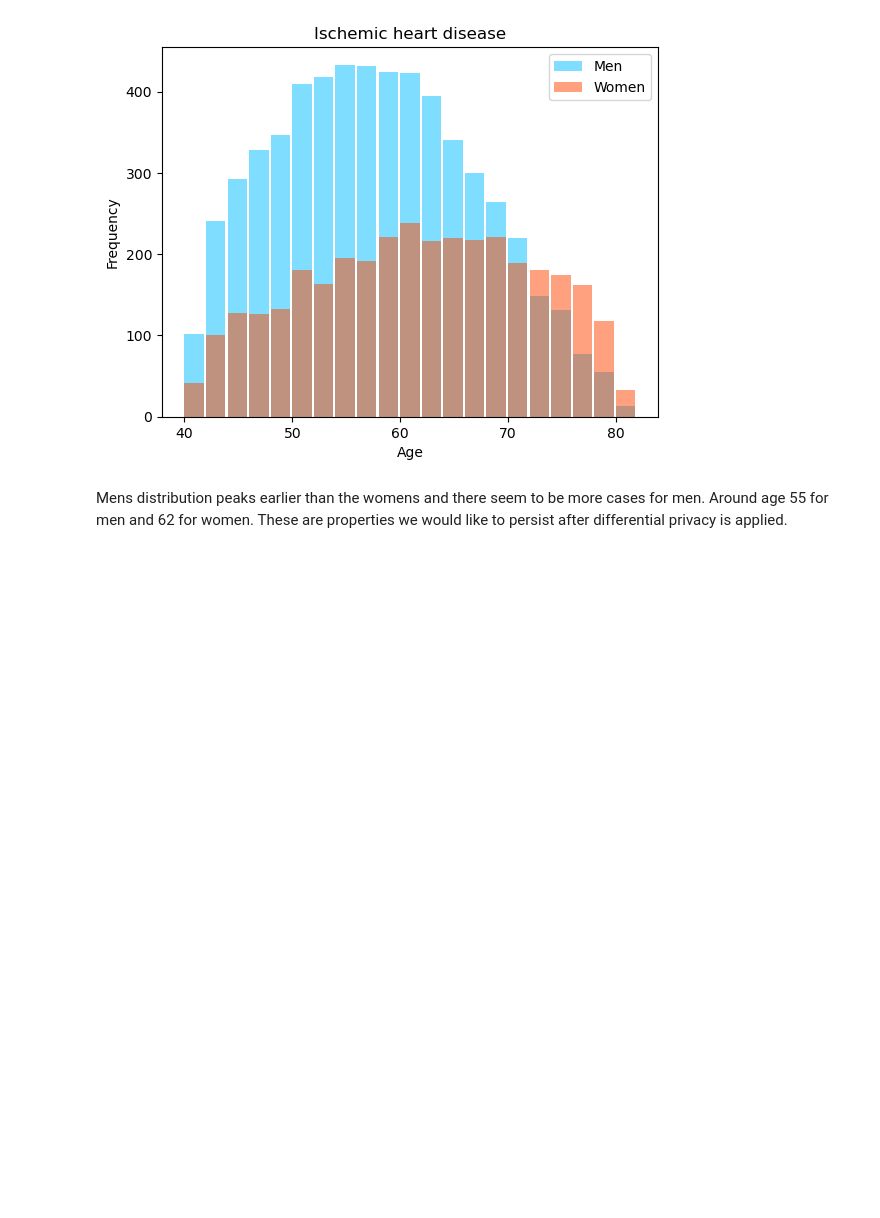
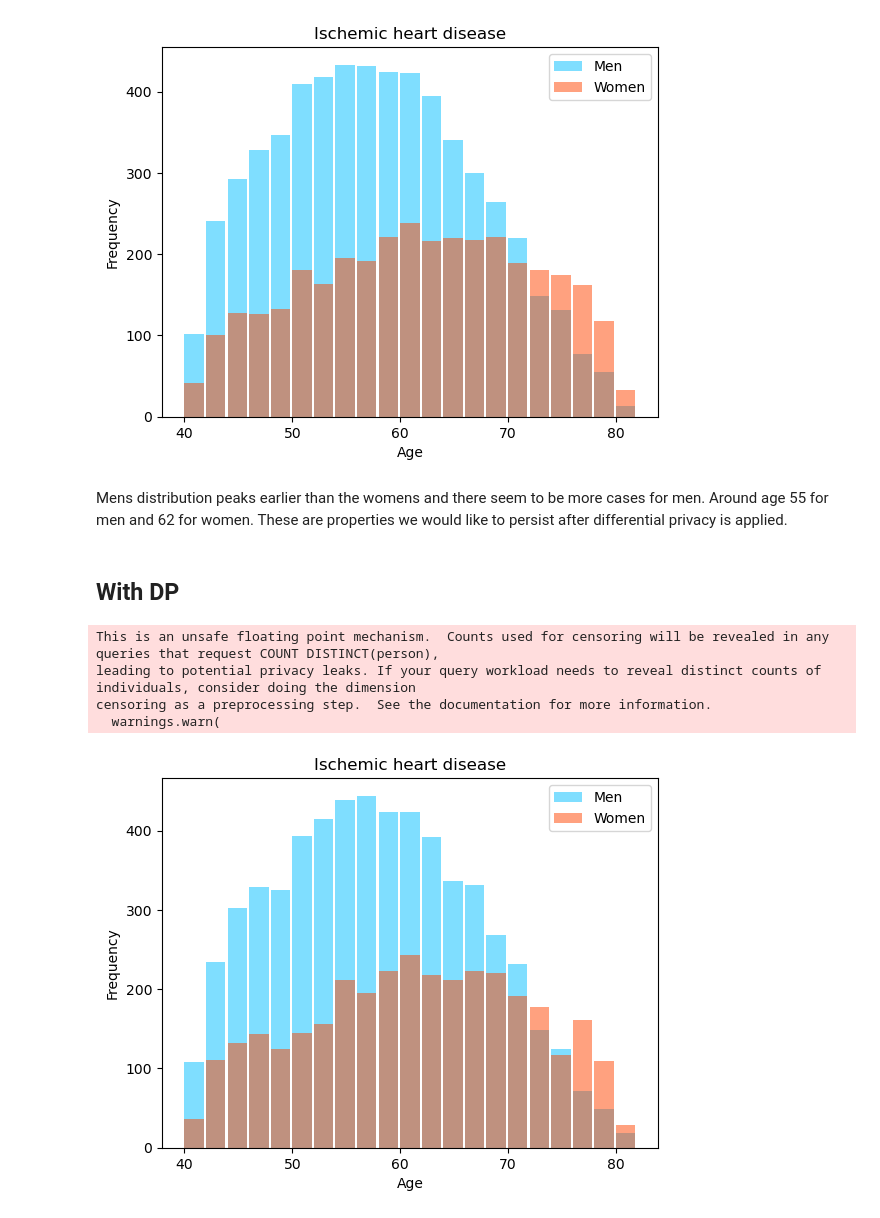
Before and after one commit to EatOreo/DifferentialPrivacyBiasExperiments, a Jupyter notebook: Main.ipynb, the cells around one changed output. Cells and saved outputs as stored; diff of their text form; code cells hidden in the pictures; blank space fills up the shorter version.

```diff
--- a/Main.ipynb
+++ b/Main.ipynb
@@ -47,3 +47,59 @@ plt.show()
 [figure]
 # %% [markdown]
 Mens distribution peaks earlier than the womens and there seem to be more cases for men. Around age 55 for men and 62 for women. These are properties we would like to persist after differential privacy is applied.
+# %% [markdown]
+## With DP
+# %%
+import snsql
+from snsql import Privacy
+
+metadata = {
+    '':{
+        '': {
+            'MyTable': {
+                'max_ids': 1,
+                'row_privacy': True,
+                'patient': {
+                    'name': 'patient',
+                    'type': 'string'
+                },
+                'age': {
+                    'name': 'age',
+                    'type': 'int'
+                },
+                'gender': {
+                    'name': 'gender',
+                    'type': 'string'
+                }
+            }
+        }
+    }
+}
+
+privacy = Privacy(epsilon=0.1, delta=0.1)
+reader = snsql.from_connection(df, privacy=privacy, metadata=metadata)
+result = reader.execute('SELECT gender, age, COUNT(patient) as amount FROM MyTable GROUP BY gender, age')
+# %% [output]
+This is an unsafe floating point mechanism.  Counts used for censoring will be revealed in any queries that request COUNT DISTINCT(person),
+leading to potential privacy leaks. If your query workload needs to reveal distinct counts of individuals, consider doing the dimension
+censoring as a preprocessing step.  See the documentation for more information.
+  warnings.warn(
+# %%
+dpdf = pd.DataFrame(columns=result[0], data=result[1:])
+dpwdf = dpdf.where(dpdf.gender == "F").dropna().reset_index()
+dpmdf = dpdf.where(dpdf.gender == "M").dropna().reset_index()
+dpx = dpwdf["age"]
+dpy = dpwdf["amount"]
+dpxmen = dpmdf["age"]
+dpymen = dpmdf["amount"]
+
+plt.cla()
+plt.bar(dpxmen, dpymen, width=1.8, align='edge', label='Men', alpha=0.5, color='deepskyblue')
+plt.bar(dpx, dpy, width=1.8, align='edge', label='Women', alpha=0.5, color='orangered')
+plt.xlabel('Age')
+plt.ylabel('Frequency')
+plt.title('Ischemic heart disease')
+plt.legend()
+plt.show()
+# %% [output]
+[figure, added]
```
Also changed, not shown: parts of 5 cells of this notebook.
